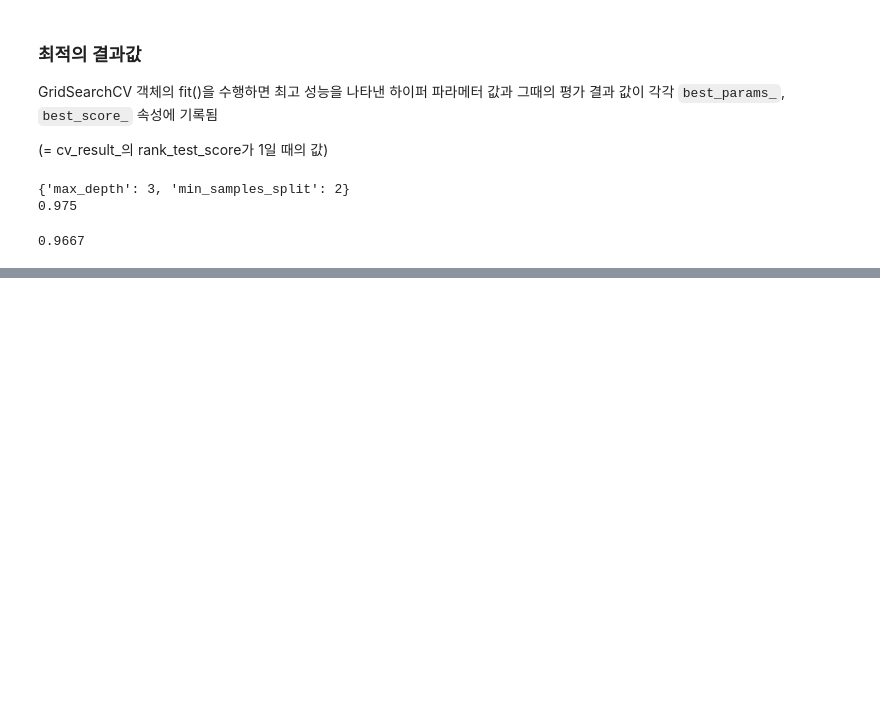
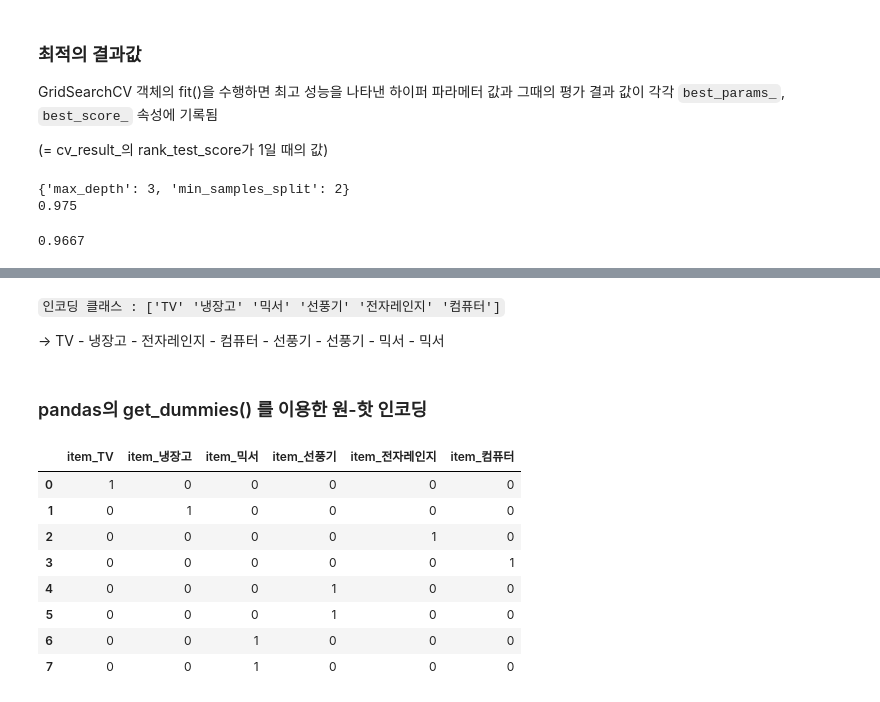
Before and after one commit to yejun-lee/Book_study, a Jupyter notebook: Python Machine Learning/02. 사이킷런으로 시작하는 머신러닝.ipynb, the cells around one changed output, grey strips where cells are left out. Cells and saved outputs as stored; diff of their text form; code cells hidden in the pictures; blank space fills up the shorter version.

```diff
--- a/Python Machine Learning/02. 사이킷런으로 시작하는 머신러닝.ipynb
+++ b/Python Machine Learning/02. 사이킷런으로 시작하는 머신러닝.ipynb
@@ -539,0 +655,20 @@ round(accuracy_score(y_test, pred), 4)
+# %% [markdown]
+`인코딩 클래스 : ['TV' '냉장고' '믹서' '선풍기' '전자레인지' '컴퓨터']`
+
+-> TV - 냉장고 - 전자레인지 - 컴퓨터 - 선풍기 - 선풍기 - 믹서 - 믹서
+# %% [markdown]
+### pandas의 get_dummies() 를 이용한 원-핫 인코딩
+# %%
+df = pd.DataFrame({'item':['TV', '냉장고', '전자레인지', '컴퓨터', '선풍기', '선풍기', '믹서', '믹서']})
+
+pd.get_dummies(df)
+# %% [output]
+|  | item_TV | item_냉장고 | item_믹서 | item_선풍기 | item_전자레인지 | item_컴퓨터 |
+| 0 | 1 | 0 | 0 | 0 | 0 | 0 |
+| 1 | 0 | 1 | 0 | 0 | 0 | 0 |
+| 2 | 0 | 0 | 0 | 0 | 1 | 0 |
+| 3 | 0 | 0 | 0 | 0 | 0 | 1 |
+| 4 | 0 | 0 | 0 | 1 | 0 | 0 |
+| 5 | 0 | 0 | 0 | 1 | 0 | 0 |
+| 6 | 0 | 0 | 1 | 0 | 0 | 0 |
+| 7 | 0 | 0 | 1 | 0 | 0 | 0 |
```
Also changed, not shown: parts of 31 cells of this notebook.
